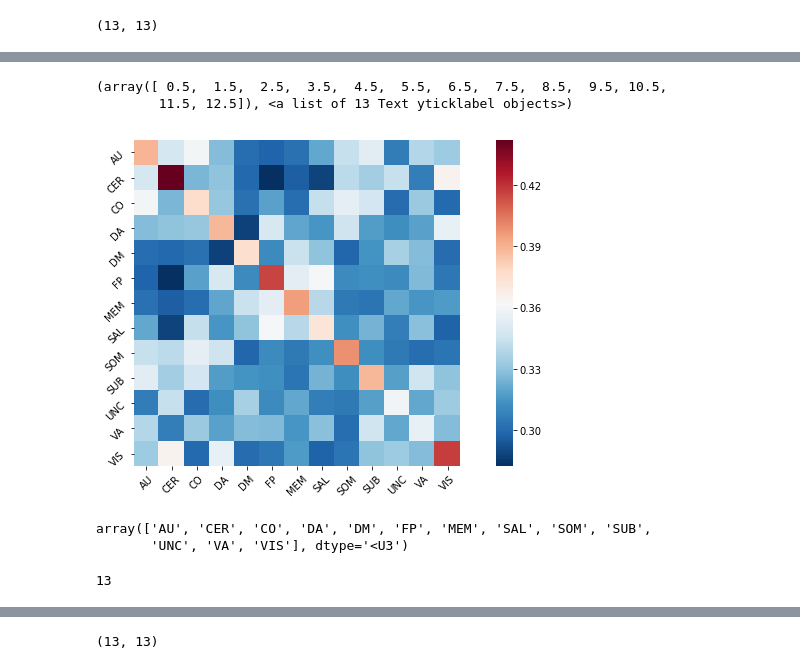
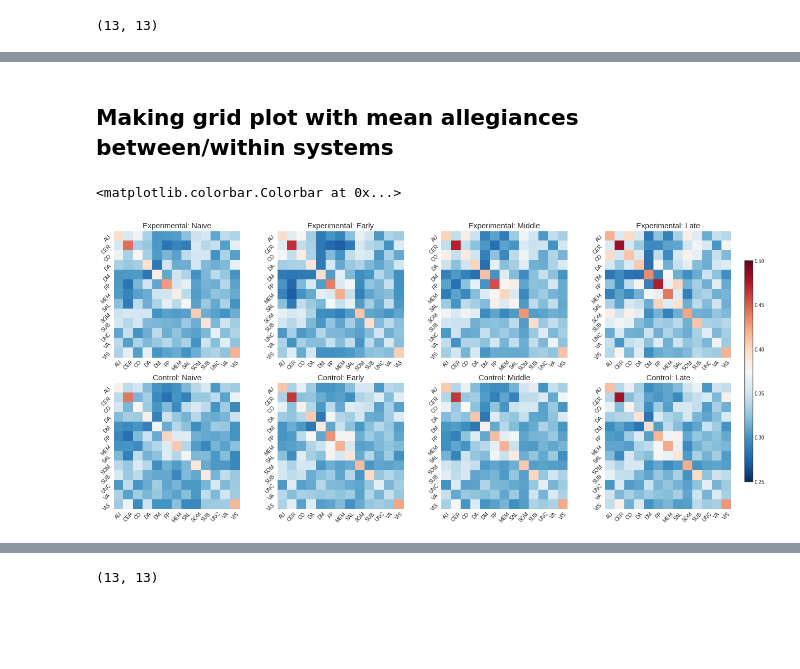
Before and after one commit to kbonna/LearningBrain_networks, a Jupyter notebook: notebooks/LB-08_allegiance_matrices_plotting.ipynb, the cells around one changed output, grey strips where cells are left out. Cells and saved outputs as stored; diff of their text form; code cells hidden in the pictures; blank space fills up the shorter version.

Commit message:
new plots added

```diff
--- a/notebooks/LB-08_allegiance_matrices_plotting.ipynb
+++ b/notebooks/LB-08_allegiance_matrices_plotting.ipynb
@@ -76,7 +76,7 @@ group_lab = ['Experimental', 'Control']
 for i, vec in enumerate(group_vectors):
     for j, ses in enumerate(ses_lab):
         M = AMsort[vec, j, :, :].mean(axis = 0)
-        figures.matrix_networks_plot(M, network_colors, dpi = 300, colorbar = False, group = group_lab[i], ses = ses, suffix = None, out_dir = out_dir)
+        figures.matrix_networks_plot(M, network_colors, dpi = 100, colorbar = False, group = group_lab[i], ses = ses, suffix = None, out_dir = out_dir)
 # %% [output]
 [figure]
 [figure]
@@ -104,5 +102,0 @@ x = fc_cart.mean(axis = 0)
-# %%
-plt.figure(figsize=(13,6))
-g = sns.heatmap(x[3,:,:], yticklabels = np.unique(modules), xticklabels = np.unique(modules), square = True, cmap = "RdBu_r")
-plt.xticks(rotation=45)
-plt.yticks(rotation=45)
@@ -113,18 +102,0 @@ plt.yticks(rotation=45)
-# %%
-plt.figure(figsize=(13,6))
-g = sns.heatmap(x[0,:,:], yticklabels = np.unique(modules), xticklabels = np.unique(modules), square = True, cmap = "RdBu_r")
-plt.xticks(rotation=45)
-plt.yticks(rotation=45)
-# %% [output]
-(array([ 0.5,  1.5,  2.5,  3.5,  4.5,  5.5,  6.5,  7.5,  8.5,  9.5, 10.5,
-        11.5, 12.5]), <a list of 13 Text yticklabel objects>)
-[figure, removed]
-# %%
-np.unique(modules)
-# %% [output]
-array(['AU', 'CER', 'CO', 'DA', 'DM', 'FP', 'MEM', 'SAL', 'SOM', 'SUB',
-       'UNC', 'VA', 'VIS'], dtype='<U3')
-# %%
-np.size(dummy_networks,1)
-# %% [output]
-13
@@ -130,0 +105,39 @@ np.size(dummy_networks,1)
+# %% [markdown]
+Making grid plot with mean allegiances between/within systems
+----------------------------------------------------------------
+# %%
+plt.style.use('seaborn-white')
+fig.tight_layout
+fig, axes = plt.subplots(2, 4)
+fig.set_size_inches(22, 10)
+group_vectors = [exp_vector, con_vector]
+ses_lab = ['Naive', 'Early', 'Middle', 'Late']
+group_lab = ['Experimental', 'Control']
+#plt.figure(figsize=(30,10))
+#cbar_ax = fig.add_axes([.91, .3, .03, .4])
+
+
+
+        plt.ioff()
+        g = sns.heatmap(M, yticklabels = np.unique(modules),
+                        xticklabels = np.unique(modules),
+                        square = True,
+                        cmap = "RdBu_r",
+                        ax=axes[i][j],
+                        vmin = 0.25, vmax = 0.50,
+                        cbar=None)
+        g.set_title(f'{group_lab[i]}: {ses}', size = 15)
+        g.set_xticklabels(np.unique(modules), rotation=45)
+        g.set_yticklabels(np.unique(modules), rotation=45)
+
+        #plt.xticks(rotation=45)
+        #plt.yticks(rotation=45)
+
+im = plt.gca().get_children()[0]
+cax = fig.add_axes([.91, .2, .01, .6])
+fig.colorbar(im, cax=cax, drawedges = False)
+
+#[0.85,0.1,0.03,0.8]
+# %% [output]
+<matplotlib.colorbar.Colorbar at 0x...>
+[figure, added]
```
Also changed, not shown: parts of 10 cells of this notebook, 1 other file.
